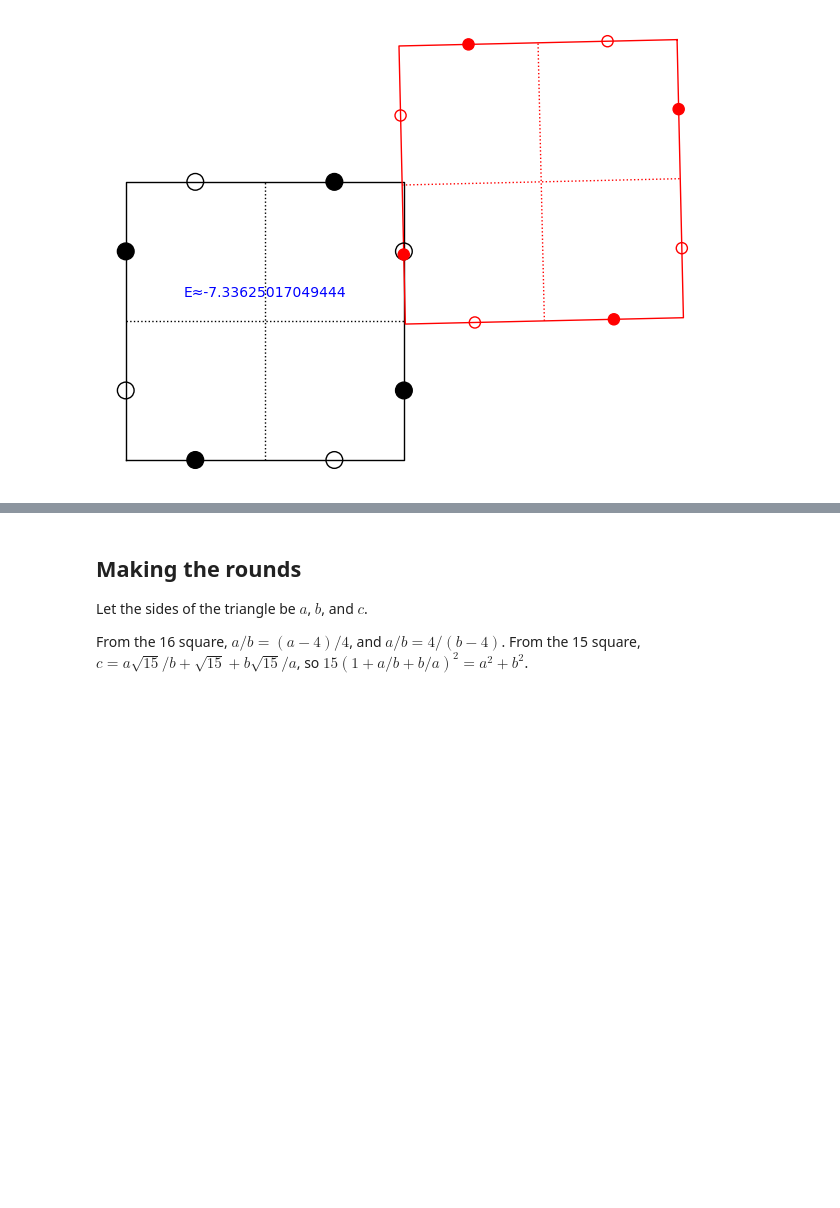
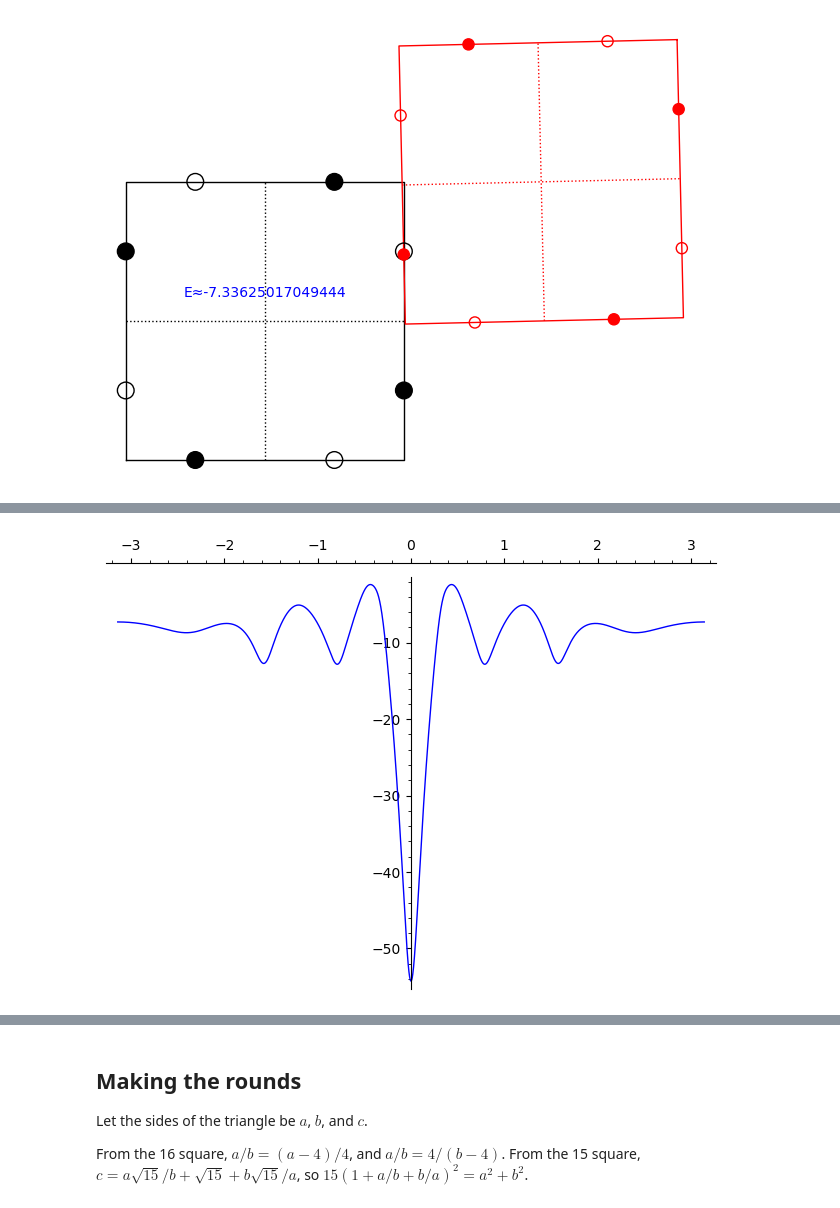
Before and after one commit to qpliu/sunday-puzzle, a Jupyter notebook: riddler/2024/20241115.ipynb, the cells around one changed output, grey strips where cells are left out. Saved outputs shown, nothing was run; the diff lists cells and outputs as text; code cells hidden in the pictures; blank space fills up the shorter version.

```diff
--- a/riddler/2024/20241115.ipynb
+++ b/riddler/2024/20241115.ipynb
@@ -206,0 +262,4 @@ x≈0.9936108743726222,y≈0.5000002900849242,theta≈0.022790642787146986
+# %%
+plot(E2(0,0,x),x,-pi,pi)
+# %% [output]
+[figure, added]
```
Also changed, not shown: parts of 10 cells of this notebook.
